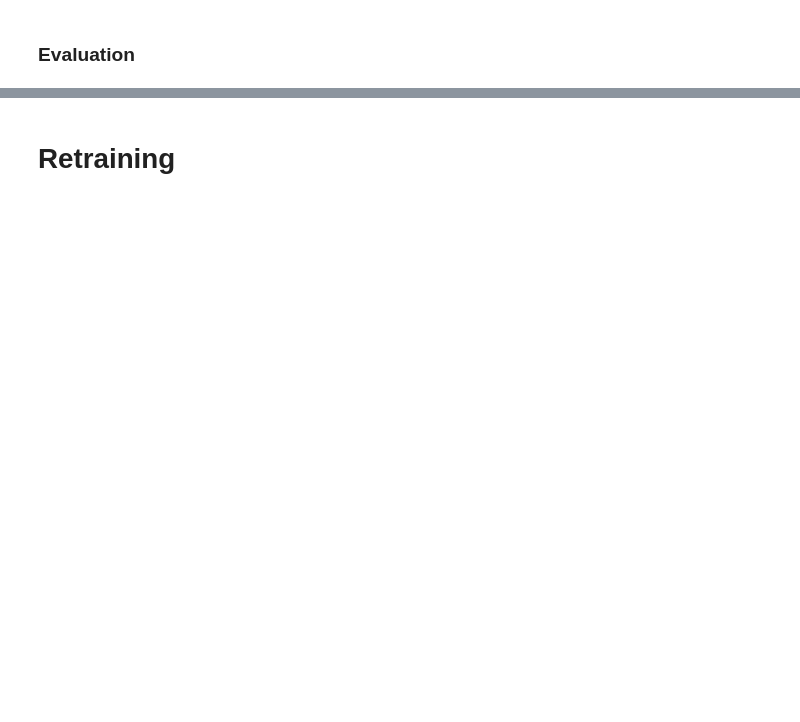
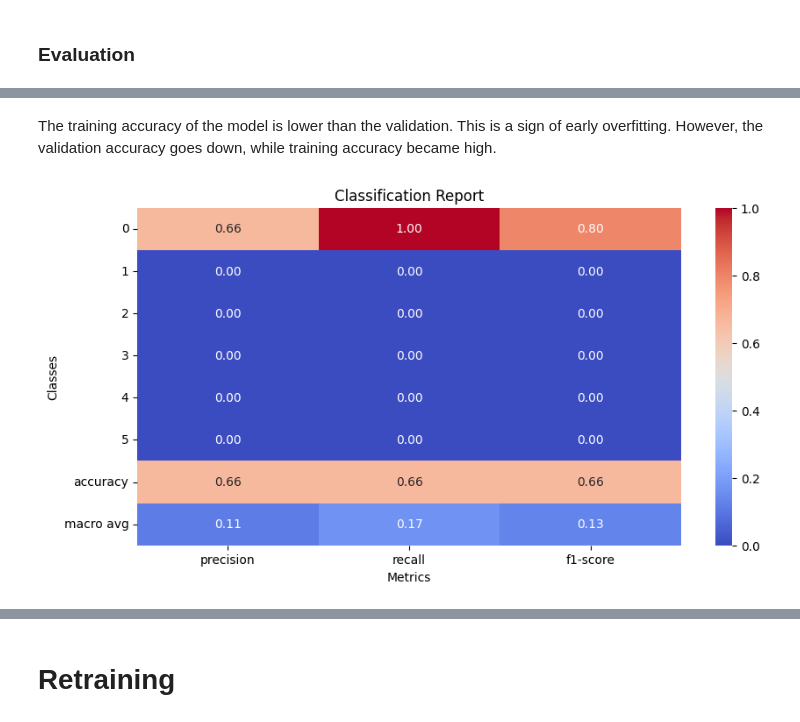
Before and after one commit to qkestacion07/CPE313, a Jupyter notebook: X_ray/train.ipynb, the cells around one changed output, grey strips where cells are left out. Saved outputs shown, nothing was run; the diff lists cells and outputs as text; code cells hidden in the pictures; blank space fills up the shorter version.

```diff
--- a/X_ray/train.ipynb
+++ b/X_ray/train.ipynb
@@ -637,5 +710,5 @@ KeyboardInterrupt:
 # %% [markdown]
 ### Evaluation
 # %%
-model = load_model('xray_model1_6.keras')
+model = load_model('xray_model1_6_2.keras')
 y_pred = model.predict(x_val).astype('float32')
@@ -646,13 +773,16 @@ plot_loss_accuracy(history,acc_metric)
+# %% [markdown]
+The training accuracy of the model is lower than the validation. This is a sign of early overfitting. However, the validation accuracy goes down, while training accuracy became high.
 # %%
 y_pred_classes = y_pred.argmax(axis=-1)
-y_true_classes = y_val[:, [0, 1, 5, 8]].argmax(axis=-1)
+y_true_classes = y_val[:, label_used].argmax(axis=-1)
 class_report = classification_report(y_true_classes, y_pred_classes,output_dict=True)
-print(class_report)
 # %%
 cr_df = pd.DataFrame(class_report).transpose()
 plt.figure(figsize=(10, 5))
 sns.heatmap(cr_df.iloc[:-1, :-1], annot=True, fmt=".2f", cmap="coolwarm")
-plt.title('Classification Report of Top 4 Labels')
+plt.title('Classification Report')
 plt.xlabel('Metrics')
 plt.ylabel('Classes')
 plt.show()
+# %% [output]
+[figure, added]
```
Also changed, not shown: parts of 31 cells of this notebook.
